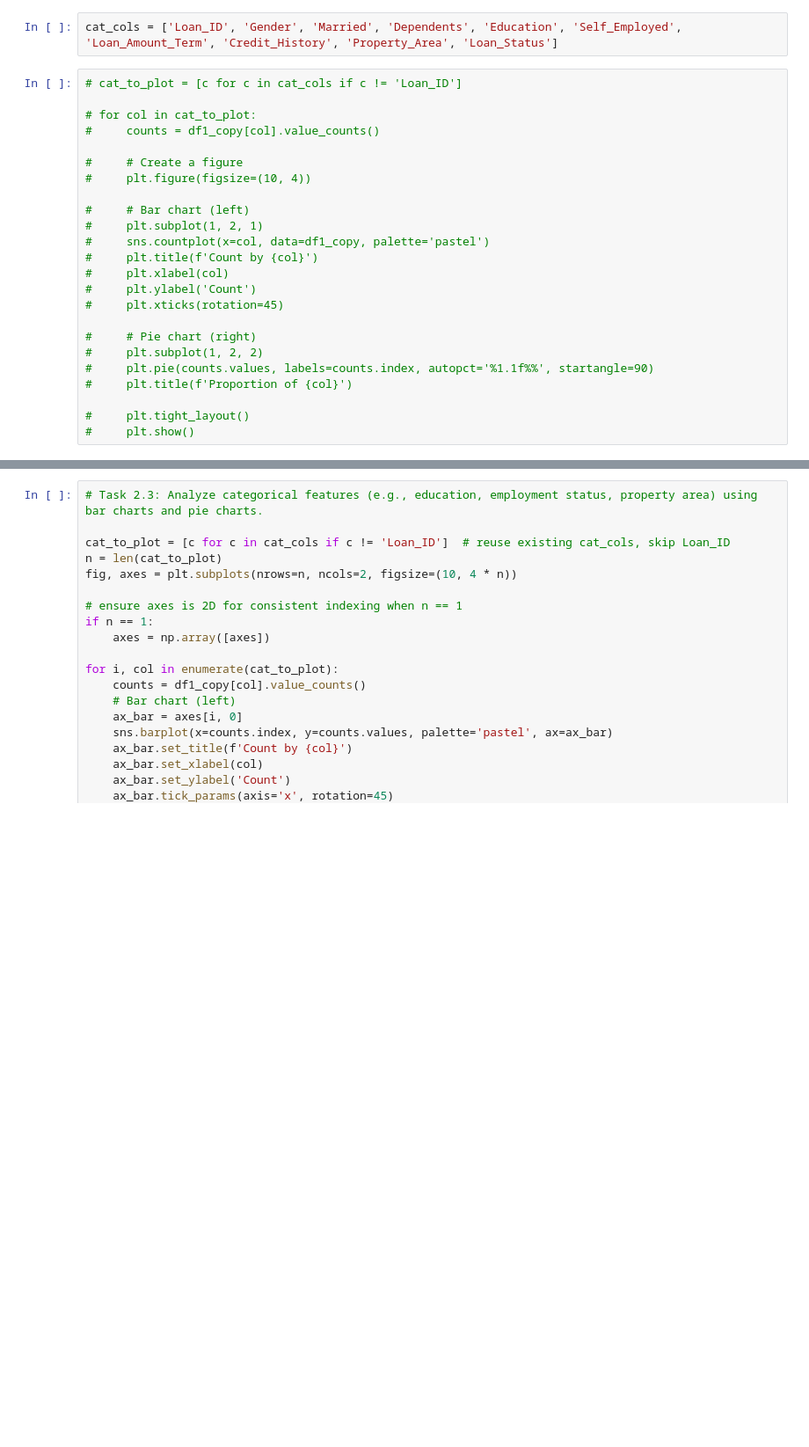
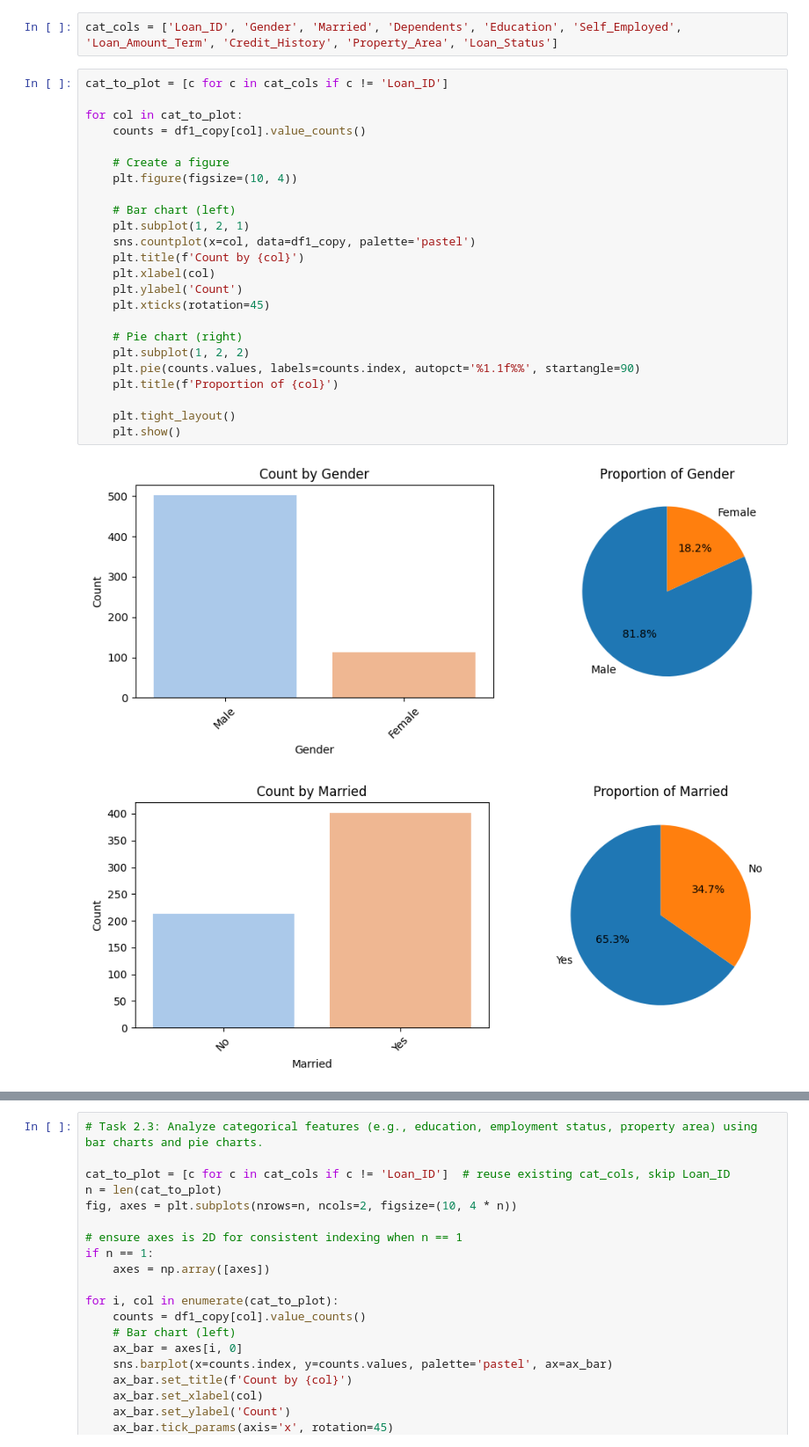
Before and after one commit to Divine123-glitch/module_3, a Jupyter notebook: Task/task25/home_loan.ipynb, the cells around one changed output, grey strips where cells are left out. Shown at 88% size. Saved outputs shown, nothing was run; the diff lists cells and outputs as text; blank space fills up the shorter version.

```diff
--- a/Task/task25/home_loan.ipynb
+++ b/Task/task25/home_loan.ipynb
@@ -552,26 +552,29 @@ num_cols
 # %%
 cat_cols = ['Loan_ID', 'Gender', 'Married', 'Dependents', 'Education', 'Self_Employed', 'Loan_Amount_Term', 'Credit_History', 'Property_Area', 'Loan_Status']
 # %%
-# cat_to_plot = [c for c in cat_cols if c != 'Loan_ID']
+cat_to_plot = [c for c in cat_cols if c != 'Loan_ID']
 
-# for col in cat_to_plot:
-#     counts = df1_copy[col].value_counts()
+for col in cat_to_plot:
+    counts = df1_copy[col].value_counts()
 
-#     # Create a figure
-#     plt.figure(figsize=(10, 4))
+    # Create a figure
+    plt.figure(figsize=(10, 4))
 
-#     # Bar chart (left)
-#     plt.subplot(1, 2, 1)
-#     sns.countplot(x=col, data=df1_copy, palette='pastel')
-#     plt.title(f'Count by {col}')
-#     plt.xlabel(col)
-#     plt.ylabel('Count')
-#     plt.xticks(rotation=45)
+    # Bar chart (left)
+    plt.subplot(1, 2, 1)
+    sns.countplot(x=col, data=df1_copy, palette='pastel')
+    plt.title(f'Count by {col}')
+    plt.xlabel(col)
+    plt.ylabel('Count')
+    plt.xticks(rotation=45)
 
-#     # Pie chart (right)
-#     plt.subplot(1, 2, 2)
-#     plt.pie(counts.values, labels=counts.index, autopct='%1.1f%%', startangle=90)
-#     plt.title(f'Proportion of {col}')
+    # Pie chart (right)
+    plt.subplot(1, 2, 2)
+    plt.pie(counts.values, labels=counts.index, autopct='%1.1f%%', startangle=90)
+    plt.title(f'Proportion of {col}')
 
-#     plt.tight_layout()
-#     plt.show()
+    plt.tight_layout()
+    plt.show()
+# %% [output]
+[figure, added]
+[figure, added]
```
Also changed, not shown: parts of 51 cells of this notebook, 12 other files.
